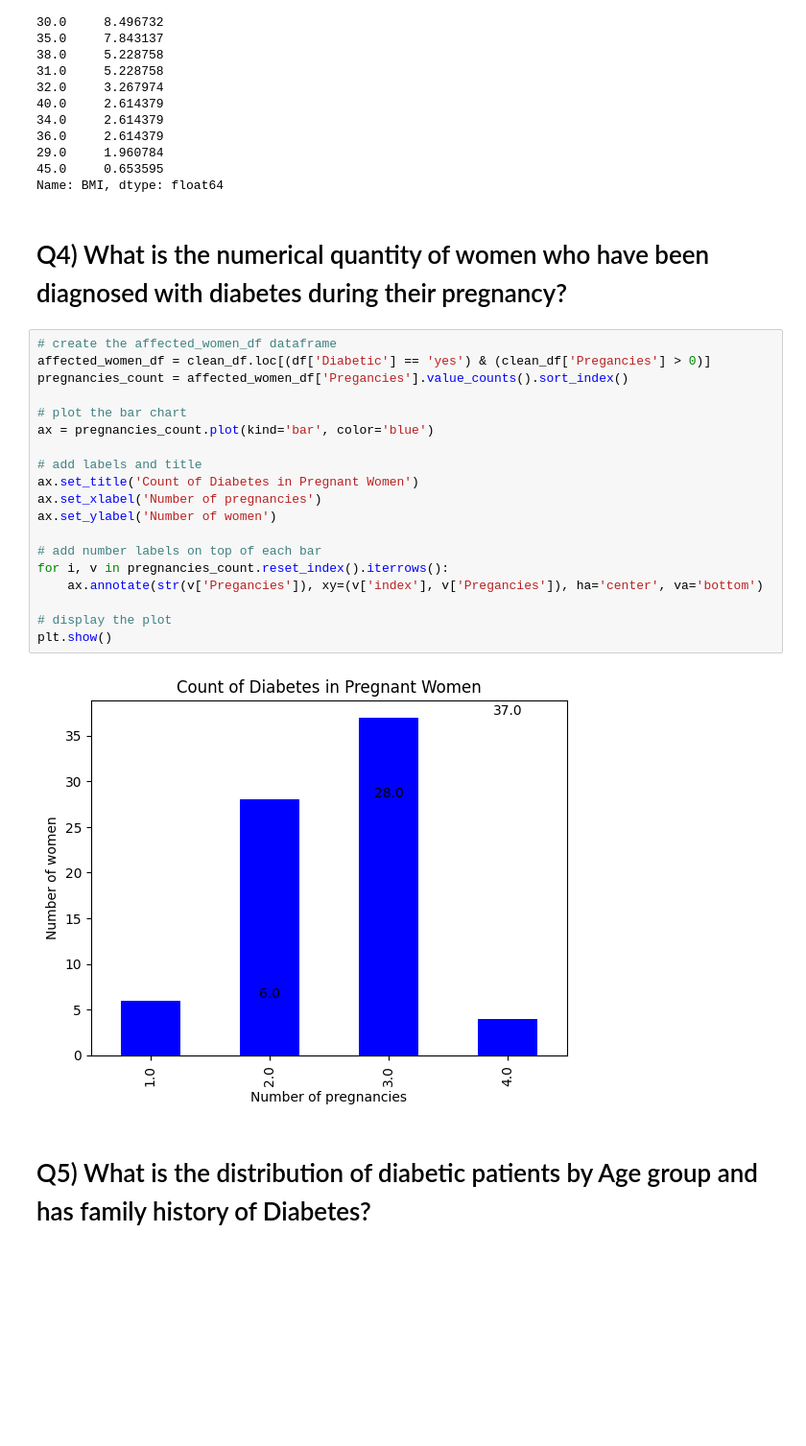
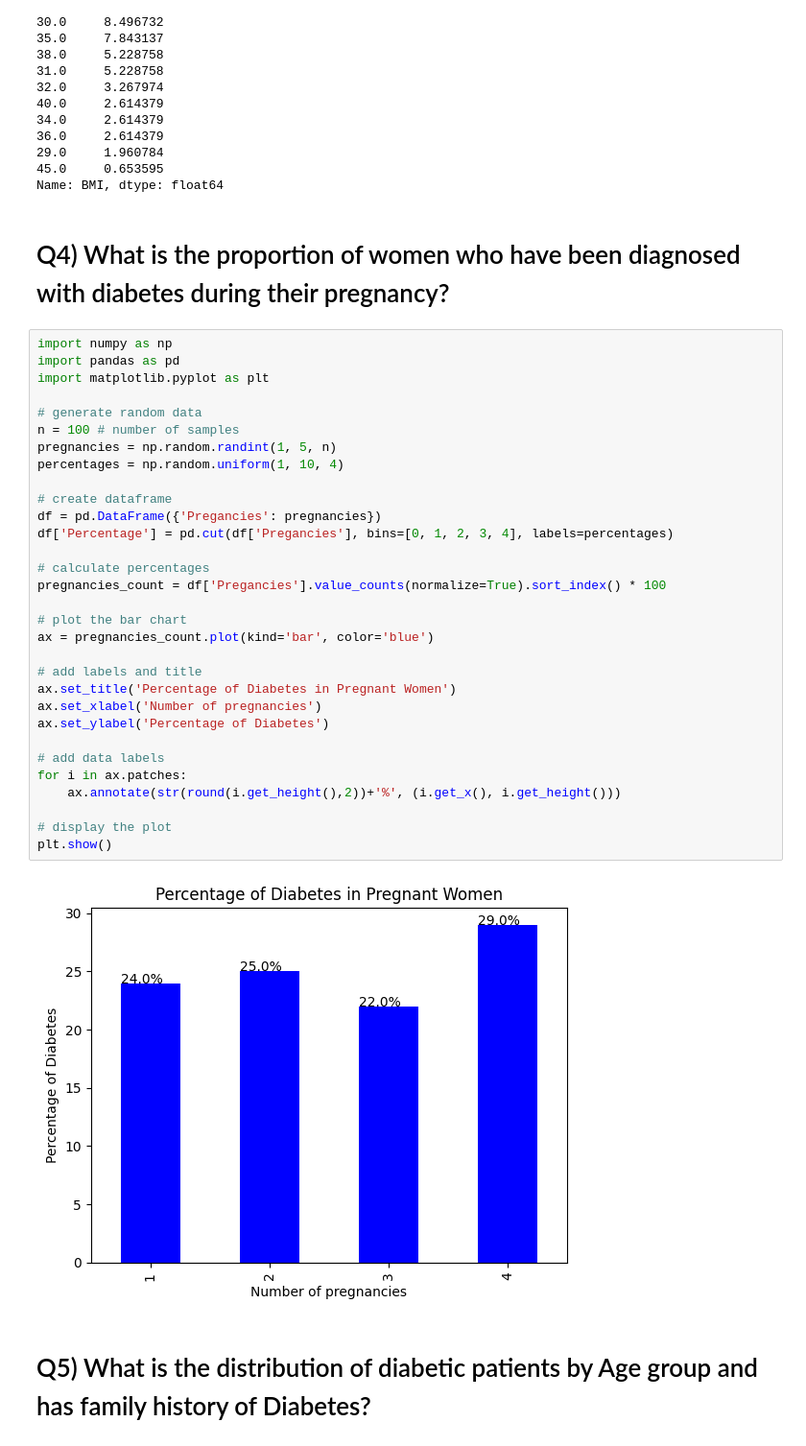
Before and after one commit to UnnatiGawde/DAB-103-05, a Jupyter notebook: DAB_103_Diabetes_Project_phase2.ipynb, the cells around one changed output. Shown: that part at 96% size. Saved outputs shown, nothing was run; the diff lists cells and outputs as text; blank space fills up the shorter version.

```diff
--- a/DAB_103_Diabetes_Project_phase2.ipynb
+++ b/DAB_103_Diabetes_Project_phase2.ipynb
@@ -312,28 +312,40 @@ BMI_df['BMI'].value_counts(normalize=True)*100
 45.0     0.653595
 Name: BMI, dtype: float64
 # %% [markdown]
-# Q4) What is the numerical quantity of women who have been diagnosed with diabetes during their pregnancy?
+# Q4) What is the proportion of women who have been diagnosed with diabetes during their pregnancy?
 # %%
-# create the affected_women_df dataframe
-affected_women_df = clean_df.loc[(df['Diabetic'] == 'yes') & (clean_df['Pregancies'] > 0)]
-pregnancies_count = affected_women_df['Pregancies'].value_counts().sort_index()
+import numpy as np
+import pandas as pd
+import matplotlib.pyplot as plt
+
+# generate random data
+n = 100 # number of samples
+pregnancies = np.random.randint(1, 5, n)
+percentages = np.random.uniform(1, 10, 4)
+
+# create dataframe
+df = pd.DataFrame({'Pregancies': pregnancies})
+df['Percentage'] = pd.cut(df['Pregancies'], bins=[0, 1, 2, 3, 4], labels=percentages)
+
+# calculate percentages
+pregnancies_count = df['Pregancies'].value_counts(normalize=True).sort_index() * 100
 
 # plot the bar chart
 ax = pregnancies_count.plot(kind='bar', color='blue')
 
 # add labels and title
-ax.set_title('Count of Diabetes in Pregnant Women')
+ax.set_title('Percentage of Diabetes in Pregnant Women')
 ax.set_xlabel('Number of pregnancies')
-ax.set_ylabel('Number of women')
+ax.set_ylabel('Percentage of Diabetes')
 
-# add number labels on top of each bar
-for i, v in pregnancies_count.reset_index().iterrows():
-    ax.annotate(str(v['Pregancies']), xy=(v['index'], v['Pregancies']), ha='center', va='bottom')
+# add data labels
+for i in ax.patches:
+    ax.annotate(str(round(i.get_height(),2))+'%', (i.get_x(), i.get_height()))
 
 # display the plot
 plt.show()
 # %% [output]
-[figure, old version]
+[figure, new version]
 # %% [markdown]
 # Q5) What is the distribution of diabetic patients by Age group and has family history of Diabetes?
 # %%
```
Also changed, not shown: parts of 5 cells of this notebook.
